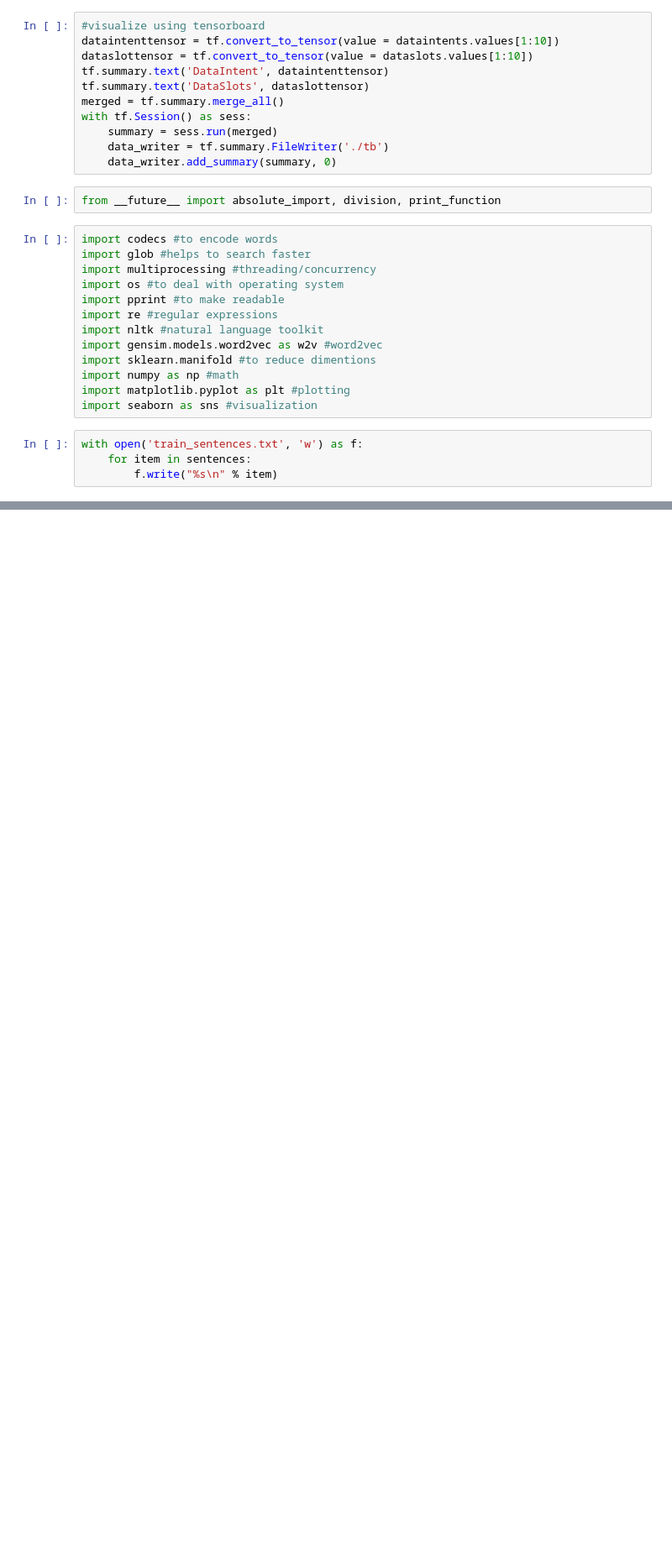
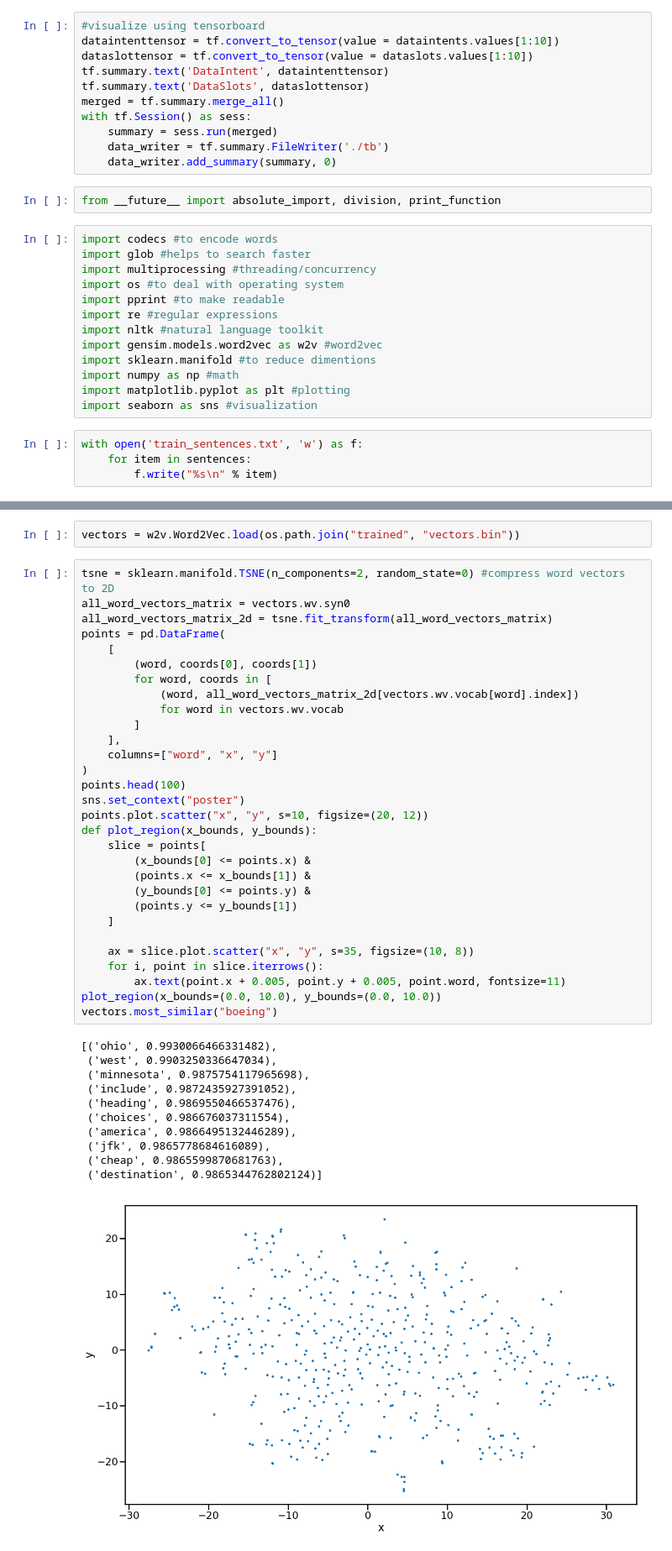
Before and after one commit to PrathyushaPolepalli/Conversational-System, a Jupyter notebook: Script.ipynb, the cells around one changed output, grey strips where cells are left out. Shown at 84% size. Saved outputs shown, nothing was run; the diff lists cells and outputs as text; blank space fills up the shorter version.

Commit message:
word2vec

```diff
--- a/Script.ipynb
+++ b/Script.ipynb
@@ -128,0 +189,44 @@ Corpus is now 367809 characters long
+# %%
+vectors = w2v.Word2Vec.load(os.path.join("trained", "vectors.bin"))
+# %%
+tsne = sklearn.manifold.TSNE(n_components=2, random_state=0) #compress word vectors to 2D
+all_word_vectors_matrix = vectors.wv.syn0
+all_word_vectors_matrix_2d = tsne.fit_transform(all_word_vectors_matrix)
+points = pd.DataFrame(
+    [
+        (word, coords[0], coords[1])
+        for word, coords in [
+            (word, all_word_vectors_matrix_2d[vectors.wv.vocab[word].index])
+            for word in vectors.wv.vocab
+        ]
+    ],
+    columns=["word", "x", "y"]
+)
+points.head(100)
+sns.set_context("poster")
+points.plot.scatter("x", "y", s=10, figsize=(20, 12))
+def plot_region(x_bounds, y_bounds):
+    slice = points[
+        (x_bounds[0] <= points.x) &
+        (points.x <= x_bounds[1]) &
+        (y_bounds[0] <= points.y) &
+        (points.y <= y_bounds[1])
+    ]
+
+    ax = slice.plot.scatter("x", "y", s=35, figsize=(10, 8))
+    for i, point in slice.iterrows():
+        ax.text(point.x + 0.005, point.y + 0.005, point.word, fontsize=11)
+plot_region(x_bounds=(0.0, 10.0), y_bounds=(0.0, 10.0))
+vectors.most_similar("boeing")
+# %% [output]
+[('ohio', 0.9930066466331482),
+ ('west', 0.9903250336647034),
+ ('minnesota', 0.9875754117965698),
+ ('include', 0.9872435927391052),
+ ('heading', 0.9869550466537476),
+ ('choices', 0.986676037311554),
+ ('america', 0.9866495132446289),
+ ('jfk', 0.9865778684616089),
+ ('cheap', 0.9865599870681763),
+ ('destination', 0.9865344762802124)]
+[figure, added]
```
Also changed, not shown: parts of 18 cells of this notebook, 12 other files.
